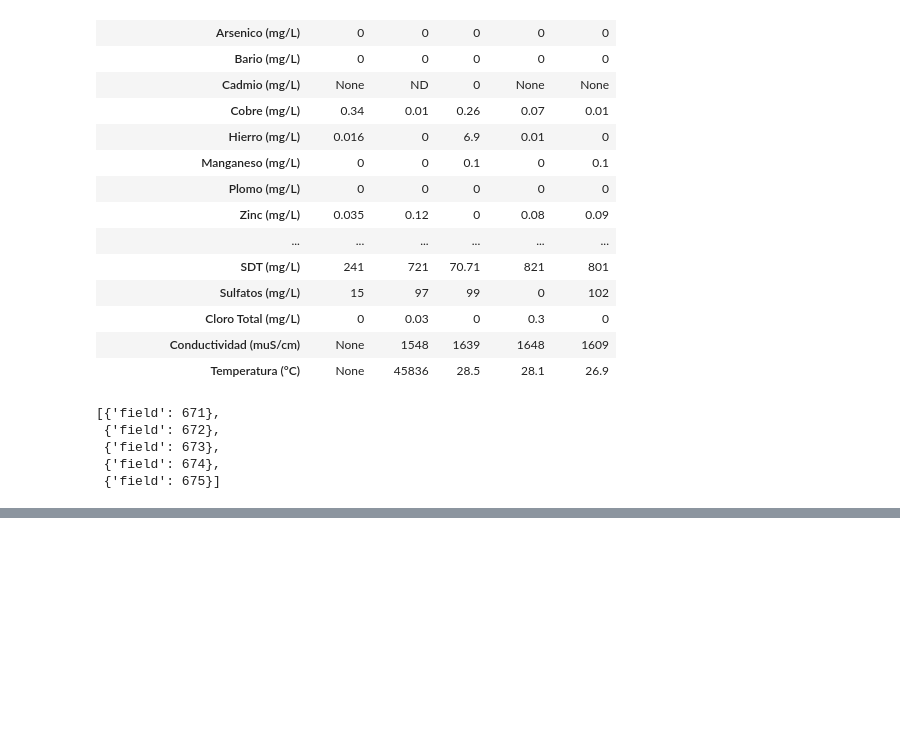
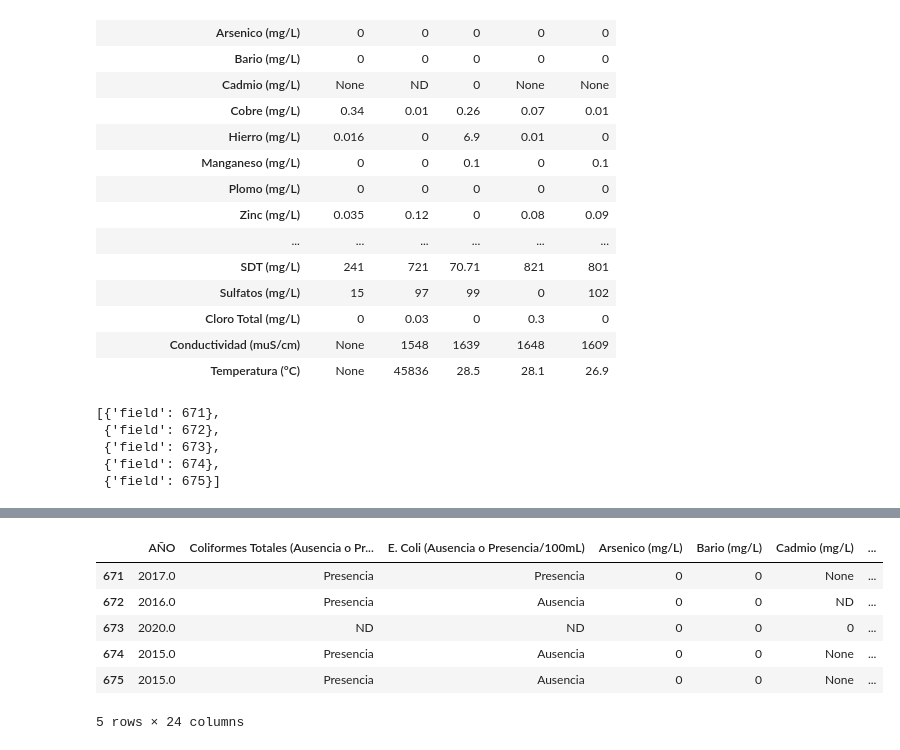
Before and after one commit to SIGEHgo/CEEA_Ambos_Mapas, a Jupyter notebook: app/compilacioes_prueba.ipynb, the cells around one changed output, grey strips where cells are left out. Cells and saved outputs as stored; diff of their text form; code cells hidden in the pictures; blank space fills up the shorter version.

```diff
--- a/app/compilacioes_prueba.ipynb
+++ b/app/compilacioes_prueba.ipynb
@@ -71,0 +146,18 @@ columnDefs
+# %%
+df = gpd.read_file("assets/Pozos.geojson")
+df = pd.DataFrame(df.drop(columns="geometry"))
+
+df_filtro = df[df['ID'] == 'San Salvador_Pacheco de Allende_Pozo Pacheco']
+df_filtro = df_filtro.drop(columns=['CVEGEO_LOC', 'ID', 'NOM_MUN', 'NOM_LOC', 'Fuente de abastecimiento'])
+
+columnas = df_filtro.columns.values[1:]
+# %%
+df_filtro
+# %% [output]
+|  | AÑO | Coliformes Totales (Ausencia o Pr... | E. Coli (Ausencia o Presencia/100mL) | Arsenico (mg/L) | Bario (mg/L) | Cadmio (mg/L) | ... |
+| 671 | 2017.0 | Presencia | Presencia | 0 | 0 | None | ... |
+| 672 | 2016.0 | Presencia | Ausencia | 0 | 0 | ND | ... |
+| 673 | 2020.0 | ND | ND | 0 | 0 | 0 | ... |
+| 674 | 2015.0 | Presencia | Ausencia | 0 | 0 | None | ... |
+| 675 | 2015.0 | Presencia | Ausencia | 0 | 0 | None | ... |
+5 rows × 24 columns
```
Also changed, not shown: parts of 7 cells of this notebook, 5 other files.
